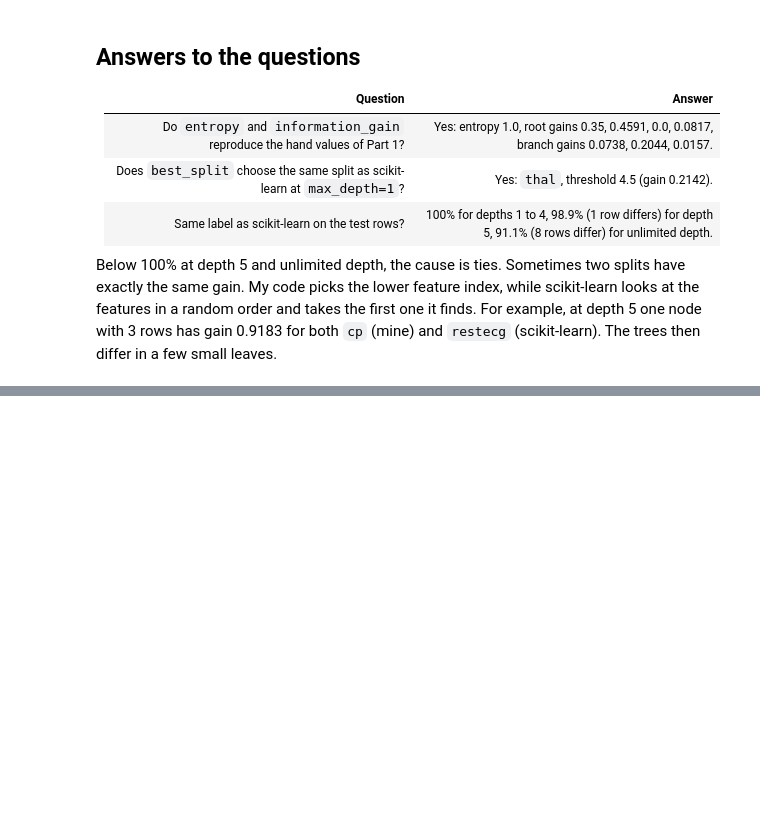
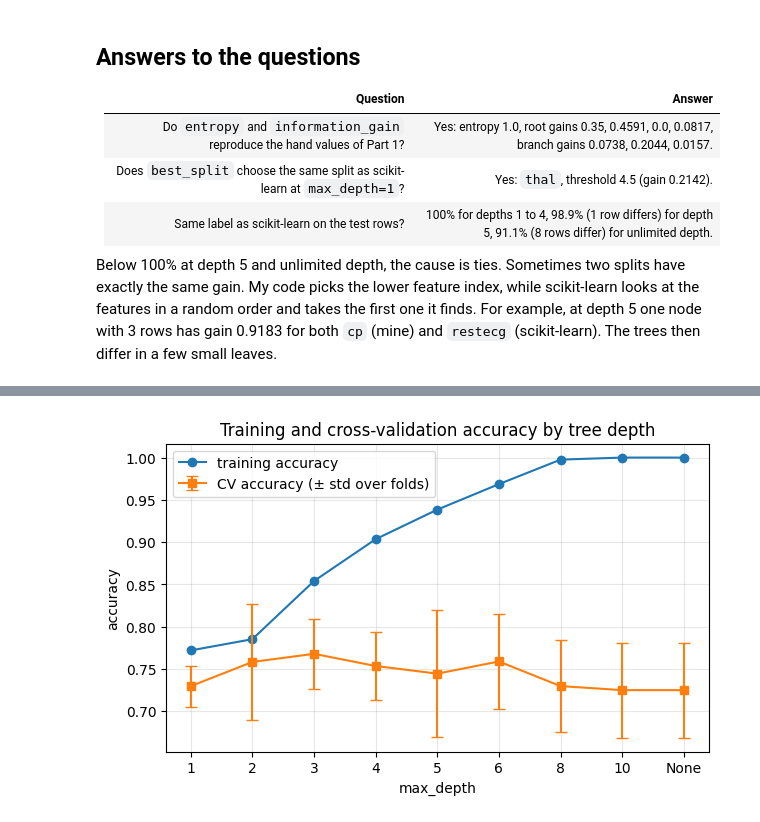
Before and after one commit to mukhamedzhankubantov/kubantov_ML_task_2, a Jupyter notebook: kubantov_task2.ipynb, the cells around one changed output, grey strips where cells are left out. Saved outputs shown, nothing was run; the diff lists cells and outputs as text; code cells hidden in the pictures; blank space fills up the shorter version.

Commit message:
Part 3: depth sweep with cross-validation, second brake, single test evaluation

```diff
--- a/kubantov_task2.ipynb
+++ b/kubantov_task2.ipynb
@@ -316,0 +321,29 @@ Below 100% at depth 5 and unlimited depth, the cause is ties. Sometimes two spli
+# %%
+import matplotlib.pyplot as plt
+from sklearn.model_selection import StratifiedKFold, cross_validate
+from sklearn.tree import DecisionTreeClassifier
+
+cv = StratifiedKFold(n_splits=5, shuffle=True, random_state=SEED)
+
+
+def sweep(param, values):
+    """Cross-validate an entropy tree for each value of one parameter; return a table."""
+    rows = []
+    for v in values:
+        model = DecisionTreeClassifier(criterion="entropy", random_state=SEED, **{param: v})
+        scores = cross_validate(model, X_train, y_train, cv=cv,
+                                scoring="accuracy", return_train_score=True)
+        leaves = model.fit(X_train, y_train).get_n_leaves()
+        rows.append({
+            param: "None" if v is None else v,
+            "leaves": leaves,
+            "train_acc": scores["train_score"].mean(),
+            "cv_acc": scores["test_score"].mean(),
+            "cv_std": scores["test_score"].std(),
+        })
+    return pd.DataFrame(rows)
+
+
+depths = [1, 2, 3, 4, 5, 6, 8, 10, None]
+depth_table = sweep("max_depth", depths)
+depth_table.round(4)
@@ -316,0 +361,15 @@ Below 100% at depth 5 and unlimited depth, the cause is ties. Sometimes two spli
+# %%
+x = range(len(depth_table))
+plt.figure(figsize=(7, 4))
+plt.plot(x, depth_table["train_acc"], marker="o", label="training accuracy")
+plt.errorbar(x, depth_table["cv_acc"], yerr=depth_table["cv_std"],
+             marker="s", capsize=4, label="CV accuracy (± std over folds)")
+plt.xticks(x, depth_table["max_depth"])
+plt.xlabel("max_depth")
+plt.ylabel("accuracy")
+plt.title("Training and cross-validation accuracy by tree depth")
+plt.legend()
+plt.grid(alpha=0.3)
+plt.show()
+# %% [output]
+[figure, added]
```
Also changed, not shown: parts of 11 cells of this notebook.
